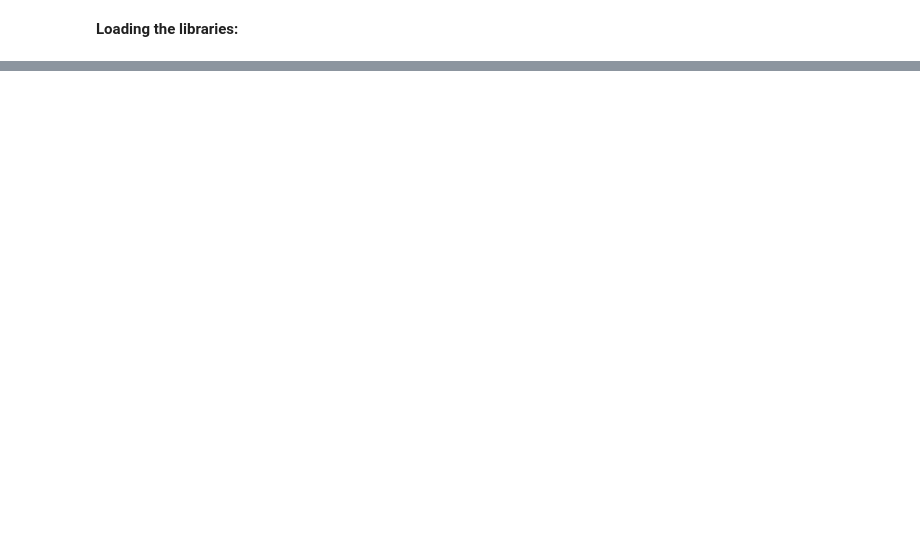
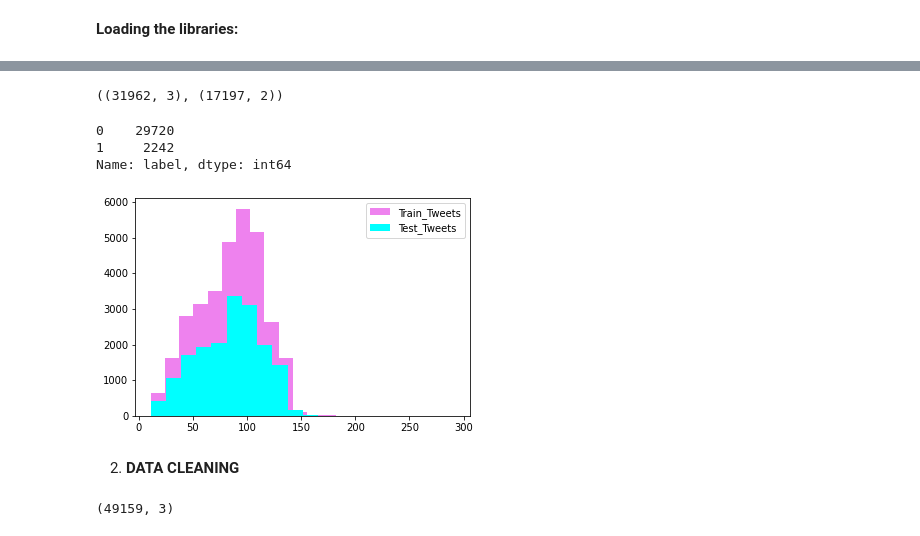
Before and after one commit to gunjapandey/twitter-sentiment-analysis, a Jupyter notebook: Twitter_Sentiment_analysis.ipynb, the cells around one changed output, grey strips where cells are left out. Cells and saved outputs as stored; diff of their text form; code cells hidden in the pictures; blank space fills up the shorter version.

```diff
--- a/Twitter_Sentiment_analysis.ipynb
+++ b/Twitter_Sentiment_analysis.ipynb
@@ -252,0 +27,3 @@ submission.to_csv('sub_lreg_bow.csv', index=False)
+# %%
+train=pd.read_csv('/content/drive/MyDrive/FDA/PROJECT/Datasets/train_E6oV3lV.csv')
+test=pd.read_csv('/content/drive/MyDrive/FDA/PROJECT/Datasets/test_tweets_anuFYb8.csv')
@@ -252,0 +64,26 @@ submission.to_csv('sub_lreg_bow.csv', index=False)
+# %%
+train.shape,test.shape # to get the dimentions
+# %% [output]
+((31962, 3), (17197, 2))
+# %%
+train["label"].value_counts() # for label descripton
+# %% [output]
+0    29720
+1     2242
+Name: label, dtype: int64
+# %%
+length_train=train['tweet'].str.len()
+length_test=test['tweet'].str.len()
+plt.hist(length_train,bins=20,label="Train_Tweets",color="violet")
+plt.hist(length_test,bins=20,label="Test_Tweets",color="cyan")
+plt.legend()
+plt.show()
+# %% [output]
+[figure, added]
+# %% [markdown]
+2. **DATA CLEANING**
+# %%
+comb=train.append(test,ignore_index=True)
+comb.shape
+# %% [output]
+(49159, 3)
```
Also changed, not shown: parts of 61 cells of this notebook.
